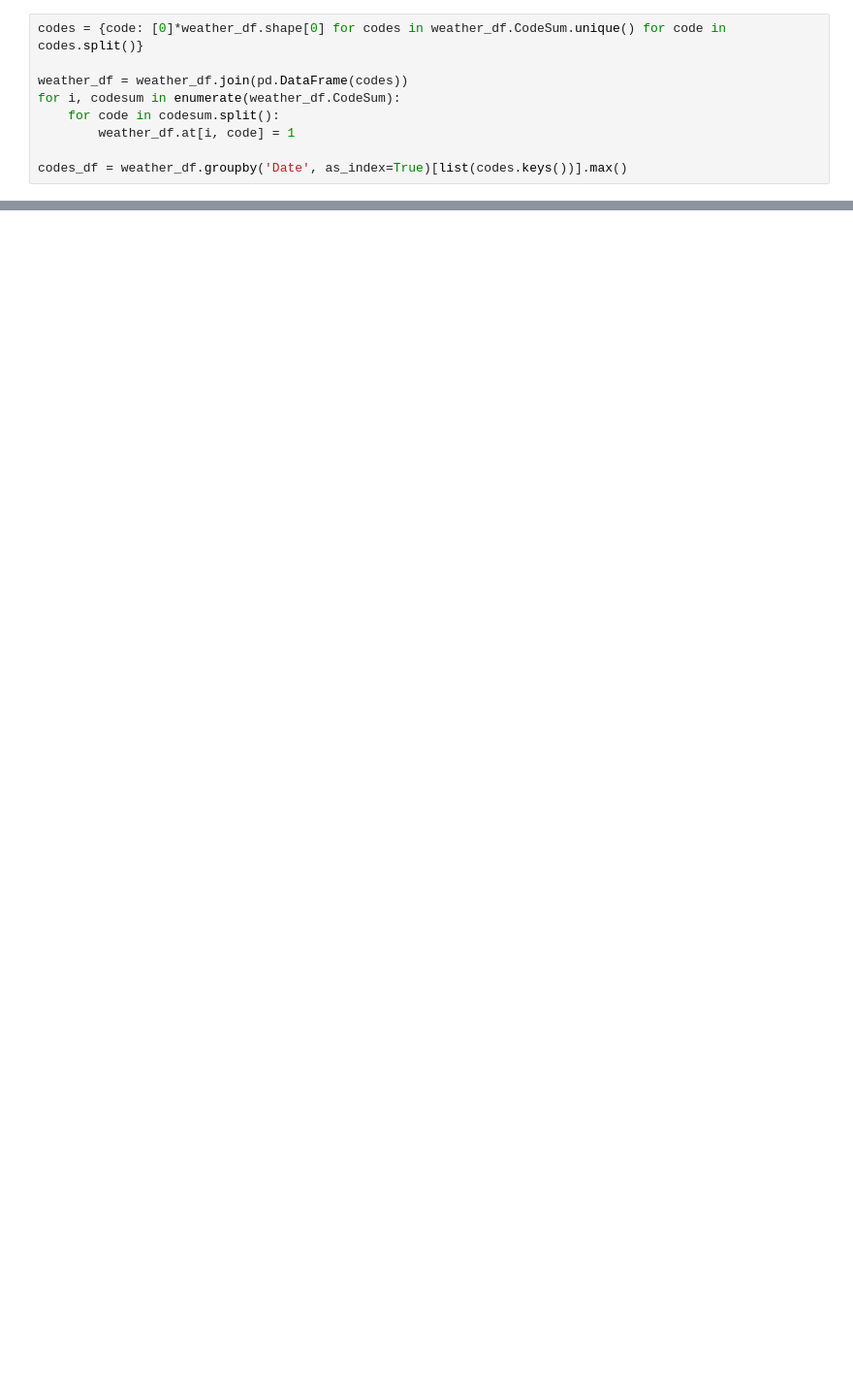
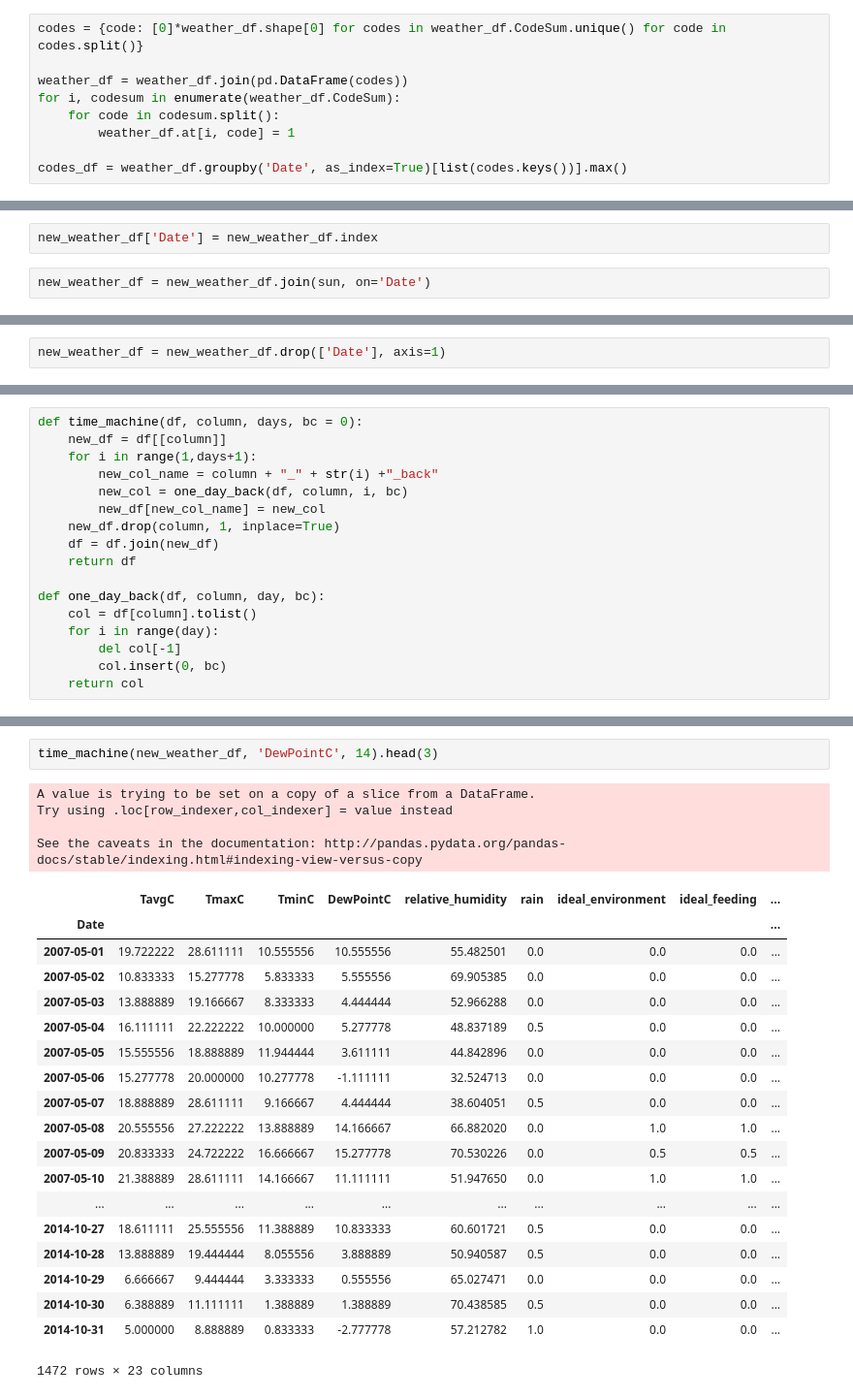
Before and after one commit to adam-delreal/Data-Science-Portfolio, a Jupyter notebook: Forecasting_WNV/Notebooks-Master/01A_Data_Cleansing_Weather_Master.ipynb, the cells around one changed output, grey strips where cells are left out. Shown at 97% size. Drawn from its saved outputs; the diff is of its cells as text; blank space fills up the shorter version.

```diff
--- a/Forecasting_WNV/Notebooks-Master/01A_Data_Cleansing_Weather_Master.ipynb
+++ b/Forecasting_WNV/Notebooks-Master/01A_Data_Cleansing_Weather_Master.ipynb
@@ -54,0 +141,4 @@ with open('../Cleansed_Data/temperature_df.pkl', 'wb') as f:
+# %%
+new_weather_df['Date'] = new_weather_df.index
+# %%
+new_weather_df = new_weather_df.join(sun, on='Date')
@@ -54,0 +148,2 @@ with open('../Cleansed_Data/temperature_df.pkl', 'wb') as f:
+# %%
+new_weather_df = new_weather_df.drop(['Date'], axis=1)
@@ -54,0 +152,17 @@ with open('../Cleansed_Data/temperature_df.pkl', 'wb') as f:
+# %%
+def time_machine(df, column, days, bc = 0):
+    new_df = df[[column]]
+    for i in range(1,days+1):
+        new_col_name = column + "_" + str(i) +"_back"
+        new_col = one_day_back(df, column, i, bc)
+        new_df[new_col_name] = new_col
+    new_df.drop(column, 1, inplace=True)
+    df = df.join(new_df)
+    return df
+
+def one_day_back(df, column, day, bc):
+    col = df[column].tolist()
+    for i in range(day):
+        del col[-1]
+        col.insert(0, bc)
+    return col
@@ -54,0 +178,26 @@ with open('../Cleansed_Data/temperature_df.pkl', 'wb') as f:
+# %%
+time_machine(new_weather_df, 'DewPointC', 14).head(3)
+# %% [output]
+A value is trying to be set on a copy of a slice from a DataFrame.
+Try using .loc[row_indexer,col_indexer] = value instead
+
+See the caveats in the documentation: http://pandas.pydata.org/pandas-docs/stable/indexing.html#indexing-view-versus-copy
+|  | TavgC | TmaxC | TminC | DewPointC | relative_humidity | rain | ideal_environment | ideal_feeding | ... |
+| Date |  |  |  |  |  |  |  |  | ... |
+| 2007-05-01 | 19.722222 | 28.611111 | 10.555556 | 10.555556 | 55.482501 | 0.0 | 0.0 | 0.0 | ... |
+| 2007-05-02 | 10.833333 | 15.277778 | 5.833333 | 5.555556 | 69.905385 | 0.0 | 0.0 | 0.0 | ... |
+| 2007-05-03 | 13.888889 | 19.166667 | 8.333333 | 4.444444 | 52.966288 | 0.0 | 0.0 | 0.0 | ... |
+| 2007-05-04 | 16.111111 | 22.222222 | 10.000000 | 5.277778 | 48.837189 | 0.5 | 0.0 | 0.0 | ... |
+| 2007-05-05 | 15.555556 | 18.888889 | 11.944444 | 3.611111 | 44.842896 | 0.0 | 0.0 | 0.0 | ... |
+| 2007-05-06 | 15.277778 | 20.000000 | 10.277778 | -1.111111 | 32.524713 | 0.0 | 0.0 | 0.0 | ... |
+| 2007-05-07 | 18.888889 | 28.611111 | 9.166667 | 4.444444 | 38.604051 | 0.5 | 0.0 | 0.0 | ... |
+| 2007-05-08 | 20.555556 | 27.222222 | 13.888889 | 14.166667 | 66.882020 | 0.0 | 1.0 | 1.0 | ... |
+| 2007-05-09 | 20.833333 | 24.722222 | 16.666667 | 15.277778 | 70.530226 | 0.0 | 0.5 | 0.5 | ... |
+| 2007-05-10 | 21.388889 | 28.611111 | 14.166667 | 11.111111 | 51.947650 | 0.0 | 1.0 | 1.0 | ... |
+| ... | ... | ... | ... | ... | ... | ... | ... | ... | ... |
+| 2014-10-27 | 18.611111 | 25.555556 | 11.388889 | 10.833333 | 60.601721 | 0.5 | 0.0 | 0.0 | ... |
+| 2014-10-28 | 13.888889 | 19.444444 | 8.055556 | 3.888889 | 50.940587 | 0.5 | 0.0 | 0.0 | ... |
+| 2014-10-29 | 6.666667 | 9.444444 | 3.333333 | 0.555556 | 65.027471 | 0.0 | 0.0 | 0.0 | ... |
+| 2014-10-30 | 6.388889 | 11.111111 | 1.388889 | 1.388889 | 70.438585 | 0.5 | 0.0 | 0.0 | ... |
+| 2014-10-31 | 5.000000 | 8.888889 | 0.833333 | -2.777778 | 57.212782 | 1.0 | 0.0 | 0.0 | ... |
+1472 rows × 23 columns
```
Also changed, not shown: parts of 57 cells of this notebook, 24 other files.
